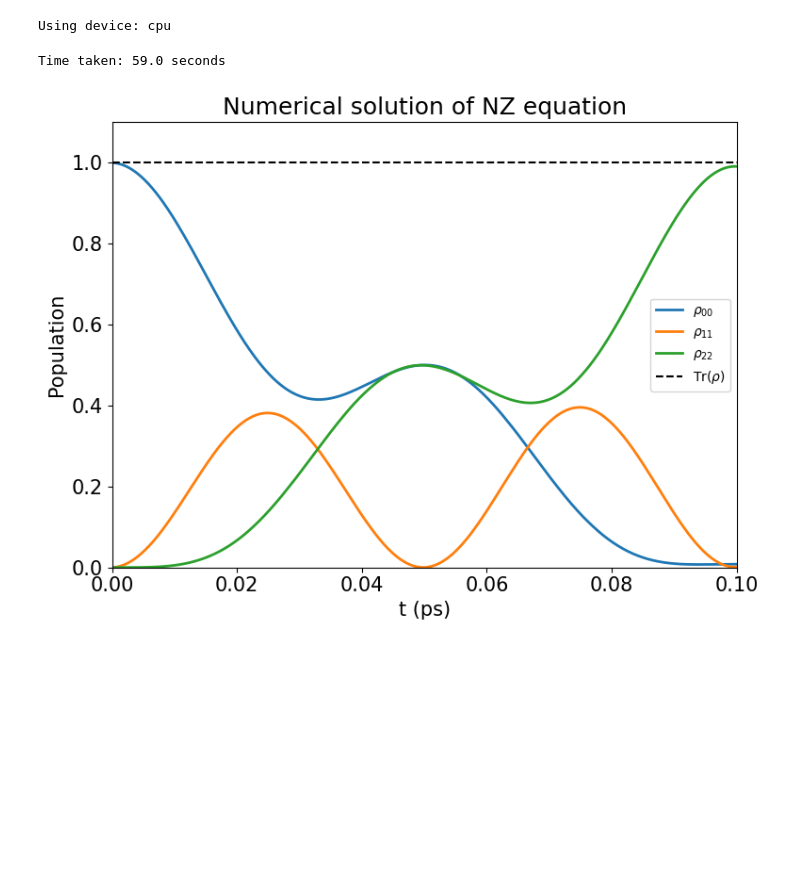
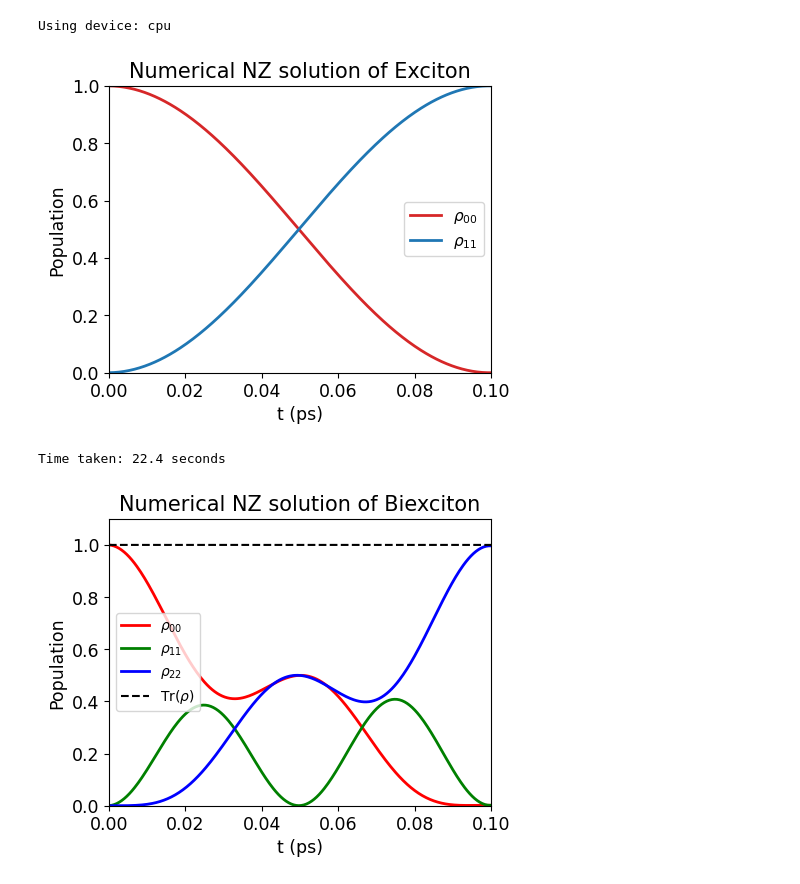
Before and after one commit to Sutirtha-github/pinn_nz, a Jupyter notebook: notebook.ipynb, the cells around one changed output. Cells and saved outputs as stored; diff of their text form; code cells hidden in the pictures; blank space fills up the shorter version.

```diff
--- a/notebook.ipynb
+++ b/notebook.ipynb
@@ -5,19 +6,29 @@ from numerical_solver import NZSolver
 from train import train_nz_pinn
 # %% [output]
 Using device: cpu
+# %%
+nz_ex = NZSolverEx(D=0.1,steps=300,T=10)
+times, rhos = nz_ex.solve(torch.tensor([[1.0, 0.0], [0.0, 0.0]], dtype=torch.cfloat))
+
+rho_diag = torch.stack([torch.real(torch.diag(rho)) for rho in rhos])
+
+# Plot dynamics
+nz_ex.plot_results(times, rhos)
+# %% [output]
+[figure, added]
 # %%
 # Initial density matrix
-rho_init = torch.diag(torch.tensor([1.0, 0.0, 0.0], dtype=torch.complex128))
+rho_init = torch.diag(torch.tensor([1.0, 0.0, 0.0], dtype=torch.cfloat))
 
-solver = NZSolver(D=0.1, steps=500, A=0.0112, omega_c=3.04, T=100)
+nz_biex = NZSolverBiex(D=0.1, steps=300, A=0.0112, omega_c=3.04, T=10)
 
 start = time.time()
-times, rhos = solver.solve(rho_init)
+times, rhos = nz_biex.solve(rho_init)
 end = time.time()
 print(f"Time taken: {round(end - start, 1)} seconds")
 
 # Plot dynamics
-solver.plot_results(times, rhos)
+nz_biex.plot_results(times, rhos)
 # %% [output]
-Time taken: 59.0 seconds
+Time taken: 22.4 seconds
-[figure, old version]
+[figure, new version]
```
Also changed, not shown: parts of 3 cells of this notebook, 9 other files.
